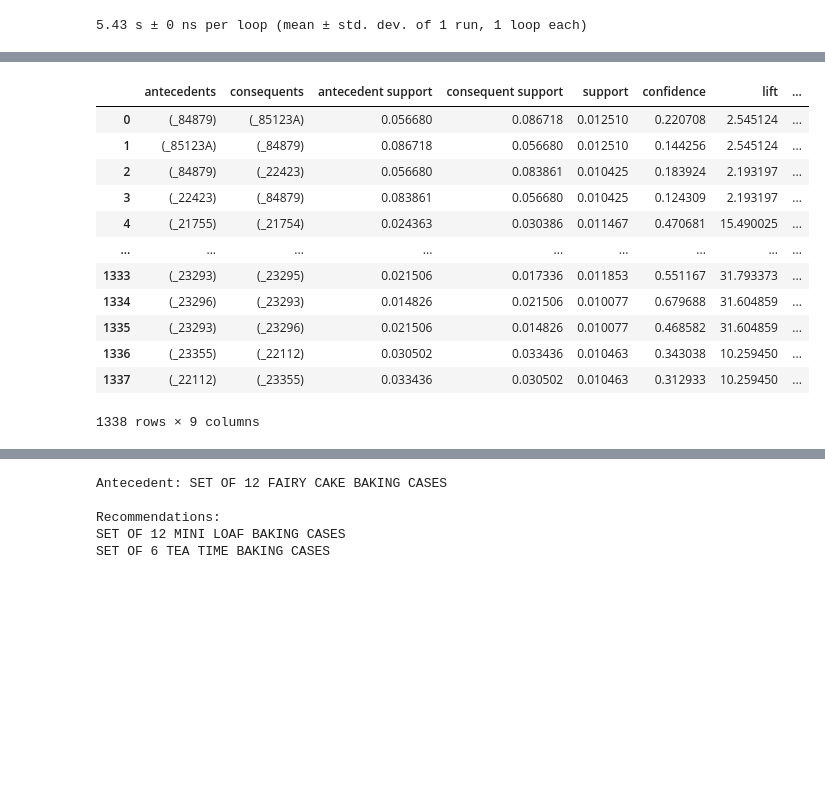
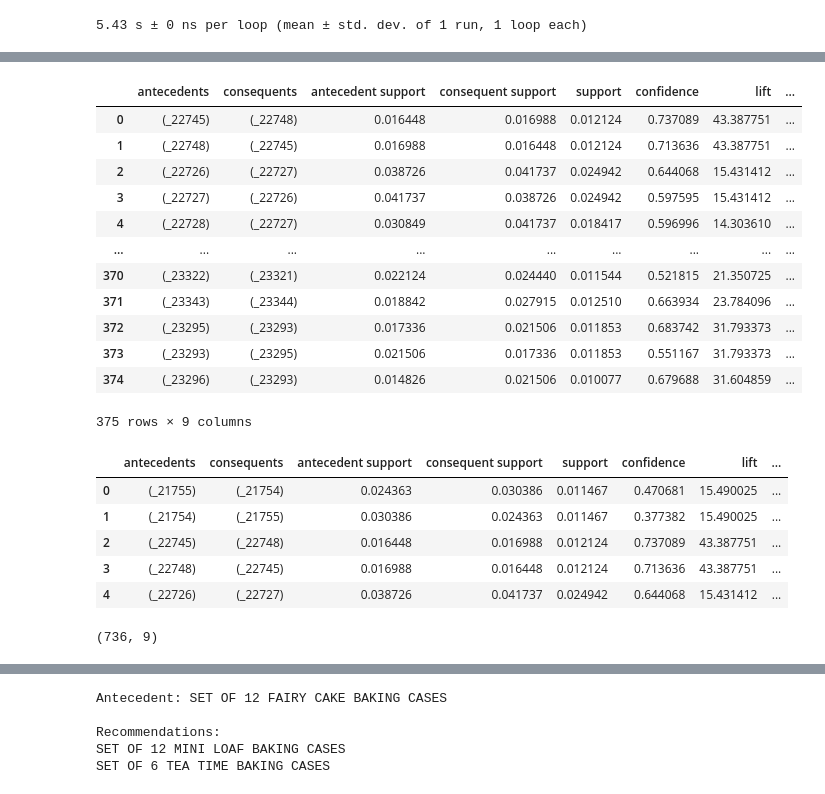
Before and after one commit to benbogart/frequently_bought_together, a Jupyter notebook: FP Growth.ipynb, the cells around one changed output, grey strips where cells are left out. Cells and saved outputs as stored; diff of their text form; code cells hidden in the pictures; blank space fills up the shorter version.

```diff
--- a/FP Growth.ipynb
+++ b/FP Growth.ipynb
@@ -197,6 +196,5 @@ from mlxtend.preprocessing import TransactionEncoder
 # %%
 te = TransactionEncoder()
 
-te_ary = te.fit(orders['StockCode']).transform(orders['StockCode'])
-df_ary = pd.DataFrame(te_ary, columns =te.columns_)
-df_ary.head()
+te.fit(orders['StockCode'])
+orders_1hot = te.transform(orders['StockCode'])
@@ -283,17 +310,30 @@ association_rules(frequent_itemsets, metric="confidence", min_threshold=0.3)
+# %%
+association_rules(frequent_itemsets, metric="confidence", min_threshold=0.5)
+# %% [output]
+|  | antecedents | consequents | antecedent support | consequent support | support | confidence | lift | ... |
+| 0 | (_22745) | (_22748) | 0.016448 | 0.016988 | 0.012124 | 0.737089 | 43.387751 | ... |
+| 1 | (_22748) | (_22745) | 0.016988 | 0.016448 | 0.012124 | 0.713636 | 43.387751 | ... |
+| 2 | (_22726) | (_22727) | 0.038726 | 0.041737 | 0.024942 | 0.644068 | 15.431412 | ... |
+| 3 | (_22727) | (_22726) | 0.041737 | 0.038726 | 0.024942 | 0.597595 | 15.431412 | ... |
+| 4 | (_22728) | (_22727) | 0.030849 | 0.041737 | 0.018417 | 0.596996 | 14.303610 | ... |
+| ... | ... | ... | ... | ... | ... | ... | ... | ... |
+| 370 | (_23322) | (_23321) | 0.022124 | 0.024440 | 0.011544 | 0.521815 | 21.350725 | ... |
+| 371 | (_23343) | (_23344) | 0.018842 | 0.027915 | 0.012510 | 0.663934 | 23.784096 | ... |
+| 372 | (_23295) | (_23293) | 0.017336 | 0.021506 | 0.011853 | 0.683742 | 31.793373 | ... |
+| 373 | (_23293) | (_23295) | 0.021506 | 0.017336 | 0.011853 | 0.551167 | 31.793373 | ... |
+| 374 | (_23296) | (_23293) | 0.014826 | 0.021506 | 0.010077 | 0.679688 | 31.604859 | ... |
+375 rows × 9 columns
 # %%
-ar = association_rules(frequent_itemsets, metric="lift", min_threshold=2)
-ar
+rules = association_rules(frequent_itemsets, metric="lift", min_threshold=10)
+rules.head()
 # %% [output]
 |  | antecedents | consequents | antecedent support | consequent support | support | confidence | lift | ... |
-| 0 | (_84879) | (_85123A) | 0.056680 | 0.086718 | 0.012510 | 0.220708 | 2.545124 | ... |
-| 1 | (_85123A) | (_84879) | 0.086718 | 0.056680 | 0.012510 | 0.144256 | 2.545124 | ... |
-| 2 | (_84879) | (_22423) | 0.056680 | 0.083861 | 0.010425 | 0.183924 | 2.193197 | ... |
-| 3 | (_22423) | (_84879) | 0.083861 | 0.056680 | 0.010425 | 0.124309 | 2.193197 | ... |
-| 4 | (_21755) | (_21754) | 0.024363 | 0.030386 | 0.011467 | 0.470681 | 15.490025 | ... |
-| ... | ... | ... | ... | ... | ... | ... | ... | ... |
-| 1333 | (_23293) | (_23295) | 0.021506 | 0.017336 | 0.011853 | 0.551167 | 31.793373 | ... |
-| 1334 | (_23296) | (_23293) | 0.014826 | 0.021506 | 0.010077 | 0.679688 | 31.604859 | ... |
-| 1335 | (_23293) | (_23296) | 0.021506 | 0.014826 | 0.010077 | 0.468582 | 31.604859 | ... |
-| 1336 | (_23355) | (_22112) | 0.030502 | 0.033436 | 0.010463 | 0.343038 | 10.259450 | ... |
-| 1337 | (_22112) | (_23355) | 0.033436 | 0.030502 | 0.010463 | 0.312933 | 10.259450 | ... |
+| 0 | (_21755) | (_21754) | 0.024363 | 0.030386 | 0.011467 | 0.470681 | 15.490025 | ... |
+| 1 | (_21754) | (_21755) | 0.030386 | 0.024363 | 0.011467 | 0.377382 | 15.490025 | ... |
+| 2 | (_22745) | (_22748) | 0.016448 | 0.016988 | 0.012124 | 0.737089 | 43.387751 | ... |
+| 3 | (_22748) | (_22745) | 0.016988 | 0.016448 | 0.012124 | 0.713636 | 43.387751 | ... |
+| 4 | (_22726) | (_22727) | 0.038726 | 0.041737 | 0.024942 | 0.644068 | 15.431412 | ... |
-1338 rows × 9 columns
+# %%
+rules.shape
+# %% [output]
+(736, 9)
```
Also changed, not shown: parts of 36 cells of this notebook.
